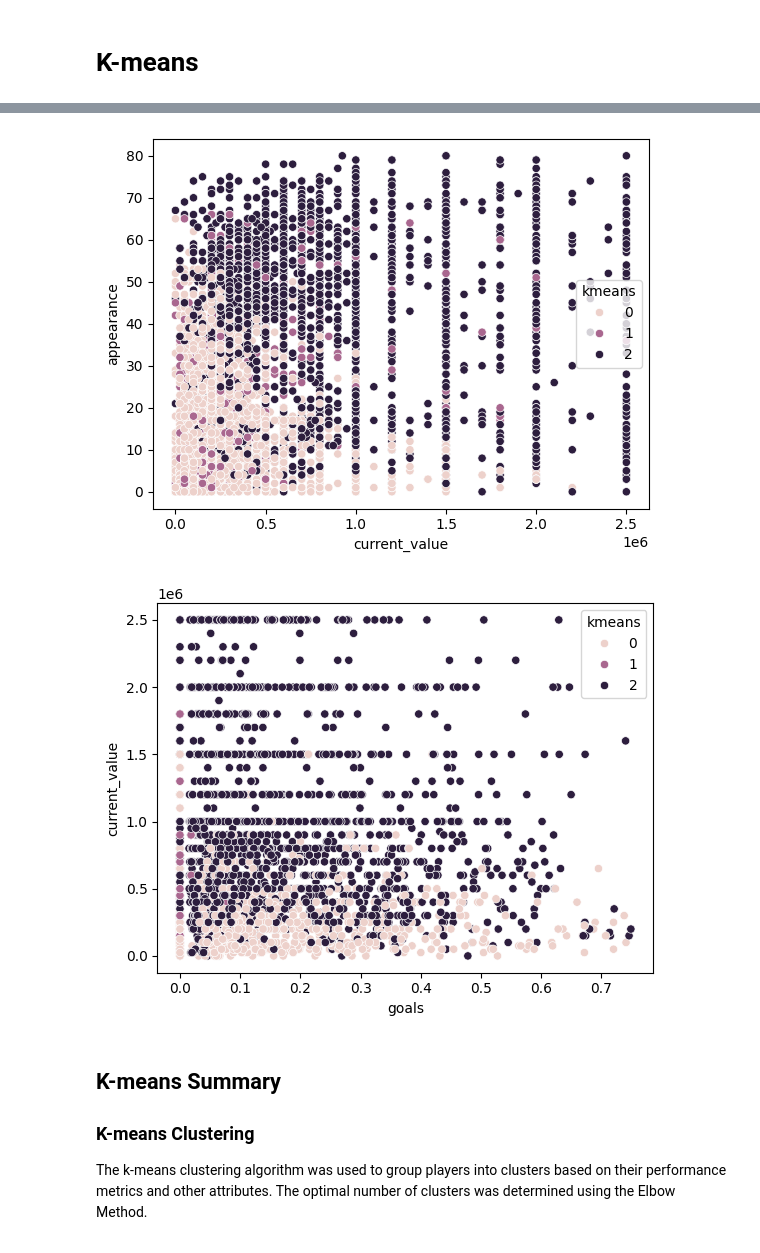
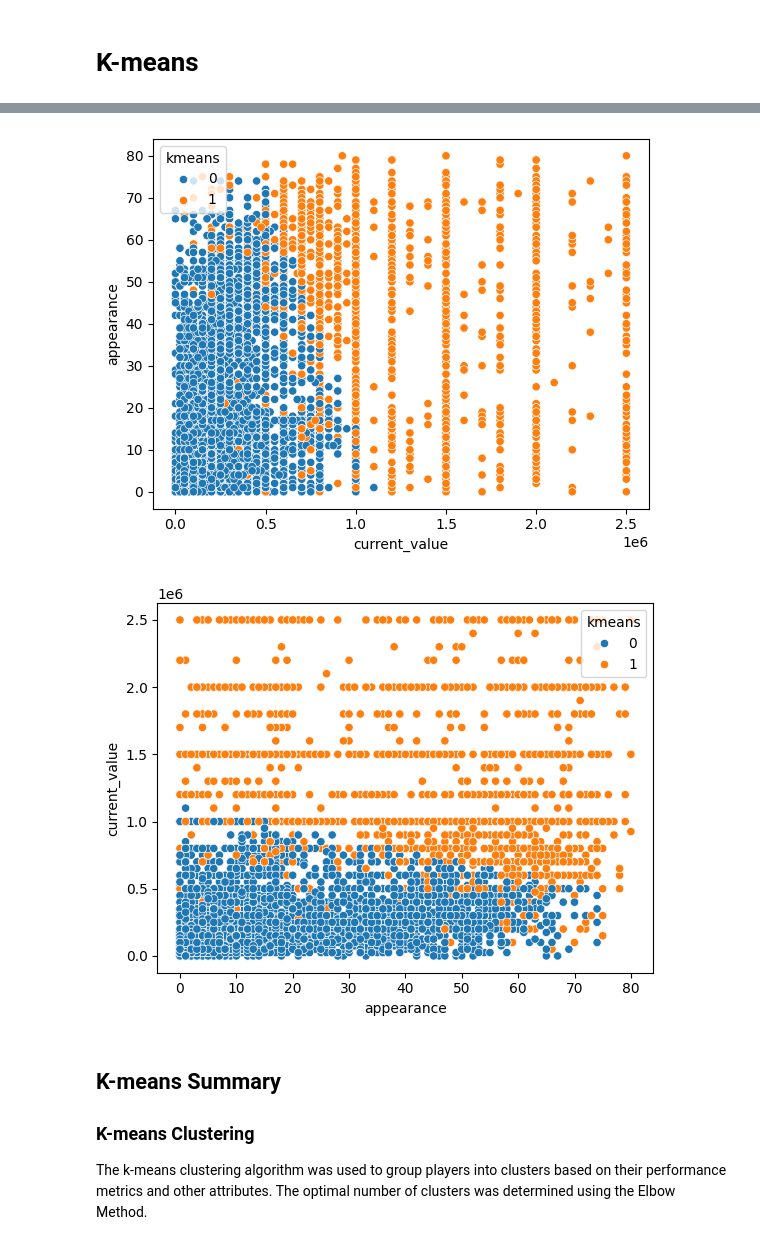
Before and after one commit to fileoy/Usecase-7, a Jupyter notebook: model_examples.ipynb, the cells around one changed output, grey strips where cells are left out. Drawn from its saved outputs; the diff is of its cells as text; code cells hidden in the pictures.

```diff
--- a/model_examples.ipynb
+++ b/model_examples.ipynb
@@ -1850,6 +1860,6 @@ In conclusion, the KNN model is a valuable tool for predicting the current value
 # %%
 # Prepare data
-X = ftblh_df_4_K_means
+X = ftblh_df_4_K_means[['appearance', 'current_value', 'highest_value']]
 
 
 # sacle the data
@@ -1882,6 +1890,6 @@ plt.show()
 # %%
 # Optional: Apply k-Means using the optimal number of clusters
-optimal_clusters = 3 # This might change based on your actual elbow curve analysis
+optimal_clusters = 2 # This might change based on your actual elbow curve analysis
 model = KMeans(n_clusters=optimal_clusters, init='k-means++', max_iter=300, n_init=10, random_state=0)
 # %%
 # Fit the model on the training data
@@ -1934,11 +1940,11 @@ X[X['kmeans']==0]
 # %%
 sns.scatterplot(data = X , x = 'current_value', y = 'appearance', hue = 'kmeans');
 # %% [output]
-[figure, old version]
+[figure, new version]
 # %%
-sns.scatterplot(data = X , x = 'goals', y = 'current_value', hue = 'kmeans');
+sns.scatterplot(data = X , x = 'appearance', y = 'current_value', hue = 'kmeans');
 # %% [output]
-[figure, old version]
+[figure, new version]
 # %%
 import plotly
 import plotly.express as px
```
Also changed, not shown: parts of 41 cells of this notebook.
